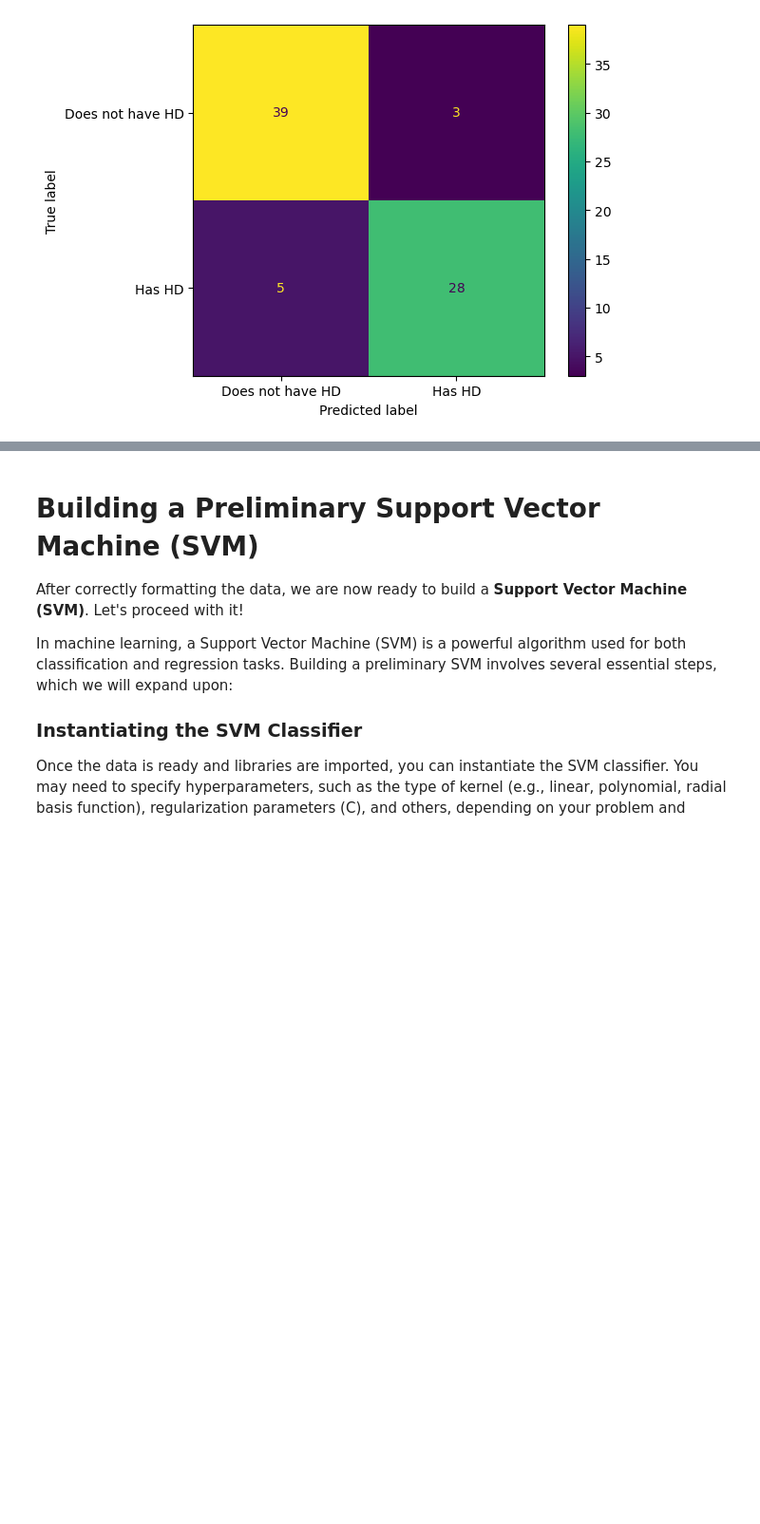
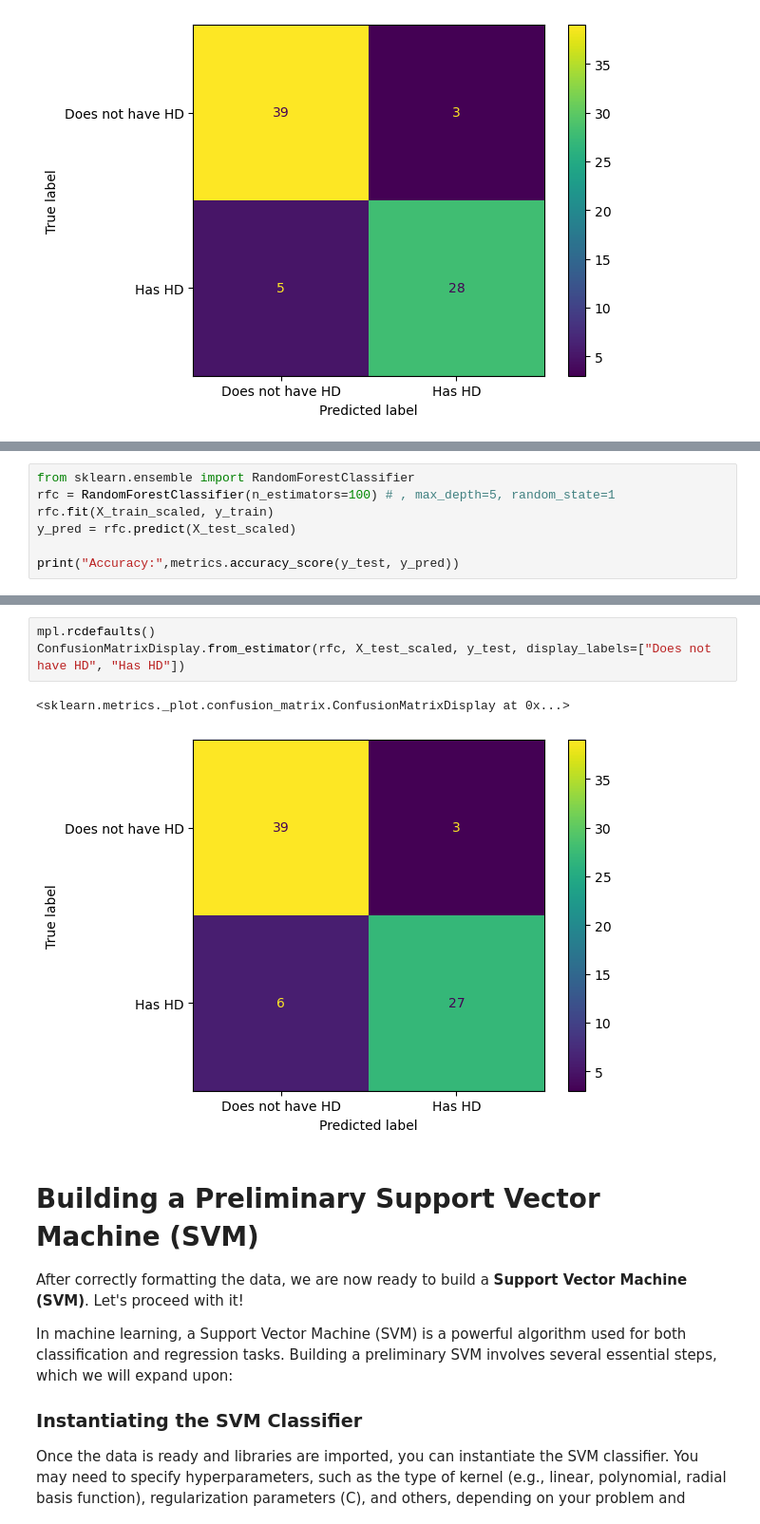
Before and after one commit to marcofanti/DTSA_5509_Final, a Jupyter notebook: DTSA_5509_Final.ipynb, the cells around one changed output, grey strips where cells are left out. Shown at 95% size. Saved outputs shown, nothing was run; the diff lists cells and outputs as text; blank space fills up the shorter version.

```diff
--- a/DTSA_5509_Final.ipynb
+++ b/DTSA_5509_Final.ipynb
@@ -620,0 +679,7 @@ ConfusionMatrixDisplay.from_estimator(logre, X_test_scaled, y_test, display_labe
+# %%
+from sklearn.ensemble import RandomForestClassifier
+rfc = RandomForestClassifier(n_estimators=100) # , max_depth=5, random_state=1
+rfc.fit(X_train_scaled, y_train)
+y_pred = rfc.predict(X_test_scaled)
+
+print("Accuracy:",metrics.accuracy_score(y_test, y_pred))
@@ -621,3 +700,9 @@ ConfusionMatrixDisplay.from_estimator(logre, X_test_scaled, y_test, display_labe
+# %%
+mpl.rcdefaults()
+ConfusionMatrixDisplay.from_estimator(rfc, X_test_scaled, y_test, display_labels=["Does not have HD", "Has HD"])
+# %% [output]
+<sklearn.metrics._plot.confusion_matrix.ConfusionMatrixDisplay at 0x...>
+[figure, added]
 # %% [markdown]
 
 <a id="build-svm"></a>
```
Also changed, not shown: parts of 22 cells of this notebook.
